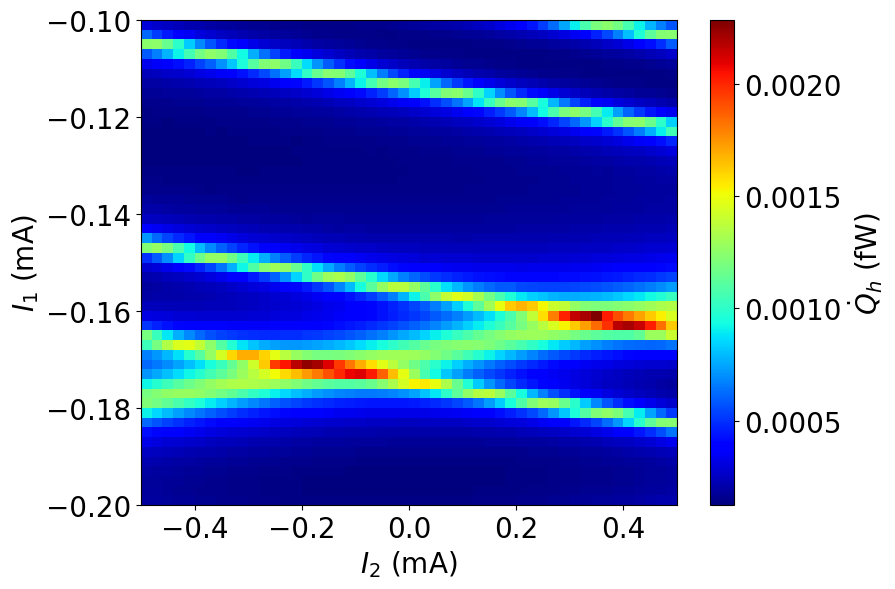
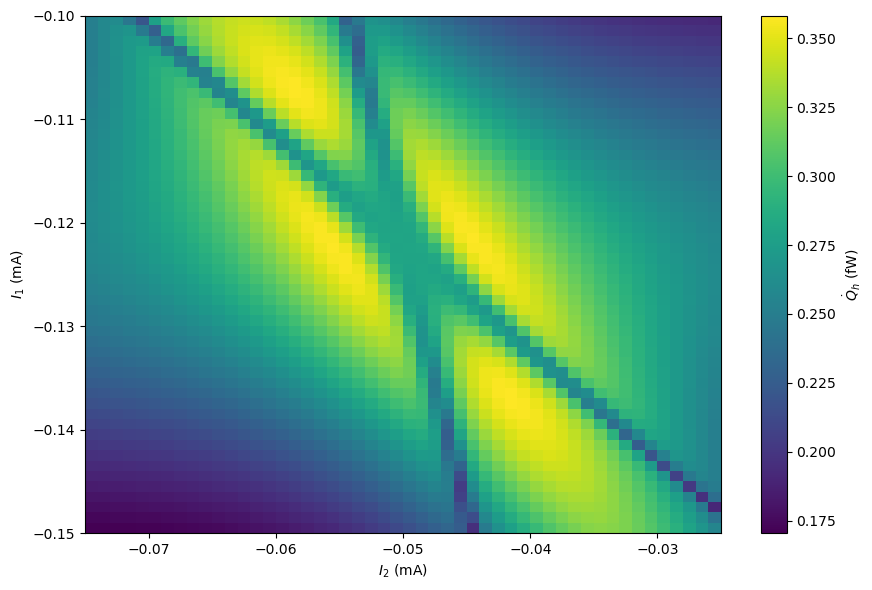
Unified diff of the notebook cell whose output changed from the first chart to the second:
--- before
+++ after
@@ -4,20 +4,20 @@
 
 cp = plt.imshow(
-    0.662607015*Q_coll.T,  # negative heat current for display
+    130.559162011*Q_coll.T,  # negative heat current for display
     extent=(I_2_values.min(), I_2_values.max(), I_1_values.min(), I_1_values.max()),
     aspect='auto',
-    origin='lower', cmap = 'jet'
+    origin='lower', cmap = 'viridis'
 )
 
-plt.xticks(fontsize=20)
-plt.yticks(fontsize=20)
+plt.xticks(fontsize=10)
+plt.yticks(fontsize=10)
 
-plt.xlabel(r'$I_2$ (mA)', fontsize=20)
-plt.ylabel(r'$I_1$ (mA)', fontsize=20)
+plt.xlabel(r'$I_2$ (mA)', fontsize=10)
+plt.ylabel(r'$I_1$ (mA)', fontsize=10)
 
 cbar = plt.colorbar(cp)
 # Imposto la label con fontsize
-cbar.set_label(r'$\dot Q_h$ (fW)', fontsize=20)
+cbar.set_label(r'$\dot Q_h$ (fW)', fontsize=10)
 # Regolo la dimensione dei tick
-cbar.ax.tick_params(labelsize=20)
+cbar.ax.tick_params(labelsize=10)
 plt.tight_layout()

Commit: includes ABCD matrix simulation as well as some additional new ideas